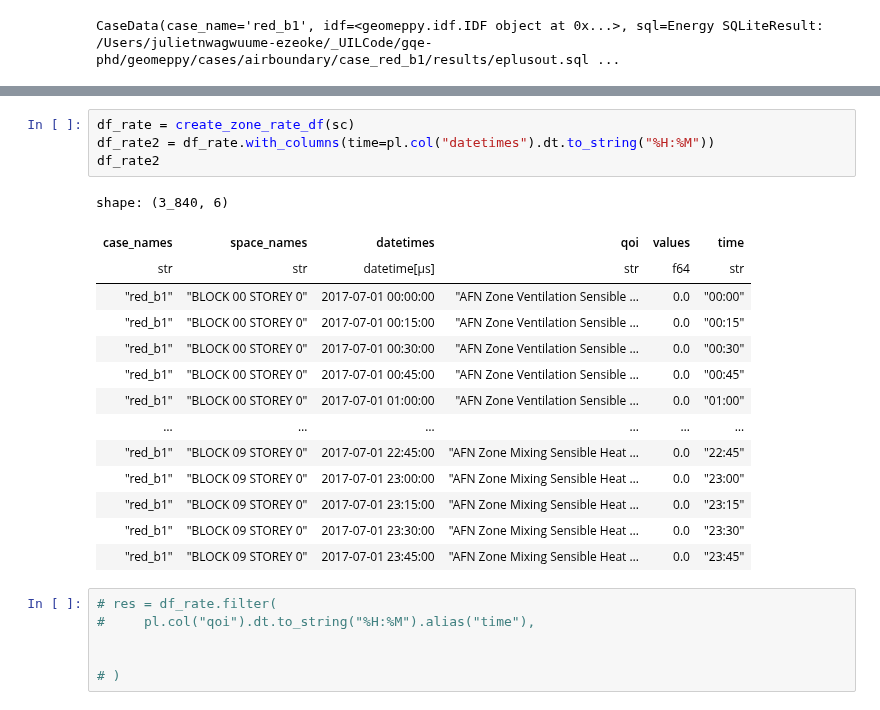
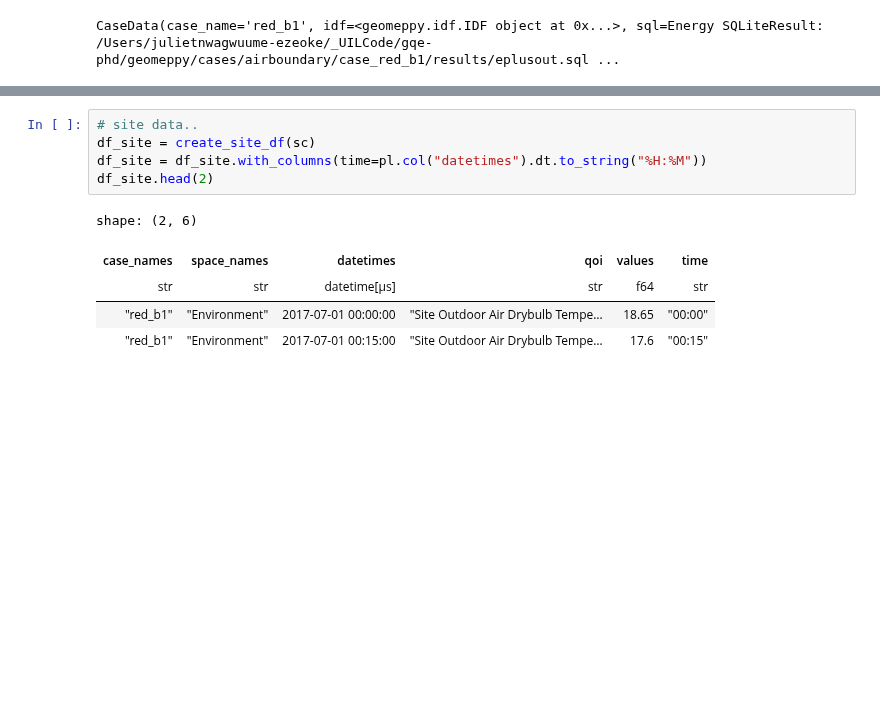
Before and after one commit to juliet29/plan2EPlus, a Jupyter notebook: _notebooks/results/t02_rate.ipynb, the cells around one changed output, grey strips where cells are left out. Cells and saved outputs as stored; diff of their text form; blank space fills up the shorter version.

Commit message:
site analysis

```diff
--- a/_notebooks/results/t02_rate.ipynb
+++ b/_notebooks/results/t02_rate.ipynb
@@ -30,25 +58,11 @@ CaseData(case_name='red_b1', idf=<geomeppy.idf.IDF object at 0x...>, sql=Energy
 # %%
-df_rate = create_zone_rate_df(sc)
-df_rate2 = df_rate.with_columns(time=pl.col("datetimes").dt.to_string("%H:%M"))
-df_rate2
+# site data..
+df_site = create_site_df(sc)
+df_site = df_site.with_columns(time=pl.col("datetimes").dt.to_string("%H:%M"))
+df_site.head(2)
 # %% [output]
-shape: (3_840, 6)
+shape: (2, 6)
 | case_names | space_names | datetimes | qoi | values | time |
 | str | str | datetime[μs] | str | f64 | str |
-| "red_b1" | "BLOCK 00 STOREY 0" | 2017-07-01 00:00:00 | "AFN Zone Ventilation Sensible … | 0.0 | "00:00" |
-| "red_b1" | "BLOCK 00 STOREY 0" | 2017-07-01 00:15:00 | "AFN Zone Ventilation Sensible … | 0.0 | "00:15" |
-| "red_b1" | "BLOCK 00 STOREY 0" | 2017-07-01 00:30:00 | "AFN Zone Ventilation Sensible … | 0.0 | "00:30" |
-| "red_b1" | "BLOCK 00 STOREY 0" | 2017-07-01 00:45:00 | "AFN Zone Ventilation Sensible … | 0.0 | "00:45" |
-| "red_b1" | "BLOCK 00 STOREY 0" | 2017-07-01 01:00:00 | "AFN Zone Ventilation Sensible … | 0.0 | "01:00" |
-| … | … | … | … | … | … |
-| "red_b1" | "BLOCK 09 STOREY 0" | 2017-07-01 22:45:00 | "AFN Zone Mixing Sensible Heat … | 0.0 | "22:45" |
-| "red_b1" | "BLOCK 09 STOREY 0" | 2017-07-01 23:00:00 | "AFN Zone Mixing Sensible Heat … | 0.0 | "23:00" |
-| "red_b1" | "BLOCK 09 STOREY 0" | 2017-07-01 23:15:00 | "AFN Zone Mixing Sensible Heat … | 0.0 | "23:15" |
-| "red_b1" | "BLOCK 09 STOREY 0" | 2017-07-01 23:30:00 | "AFN Zone Mixing Sensible Heat … | 0.0 | "23:30" |
-| "red_b1" | "BLOCK 09 STOREY 0" | 2017-07-01 23:45:00 | "AFN Zone Mixing Sensible Heat … | 0.0 | "23:45" |
+| "red_b1" | "Environment" | 2017-07-01 00:00:00 | "Site Outdoor Air Drybulb Tempe… | 18.65 | "00:00" |
+| "red_b1" | "Environment" | 2017-07-01 00:15:00 | "Site Outdoor Air Drybulb Tempe… | 17.6 | "00:15" |
-# %%
-# res = df_rate.filter(
-#     pl.col("qoi").dt.to_string("%H:%M").alias("time"),
-
-
-# )
```
Also changed, not shown: parts of 6 cells of this notebook, 1 other file.
